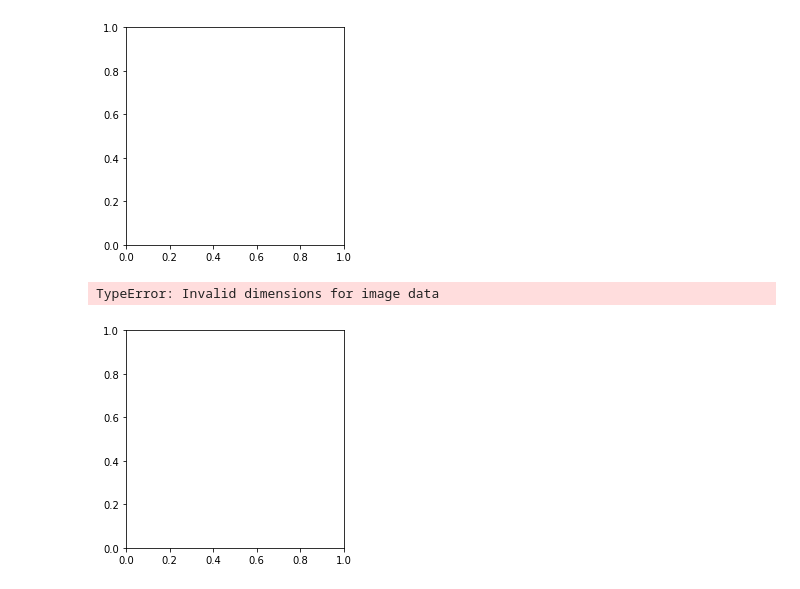
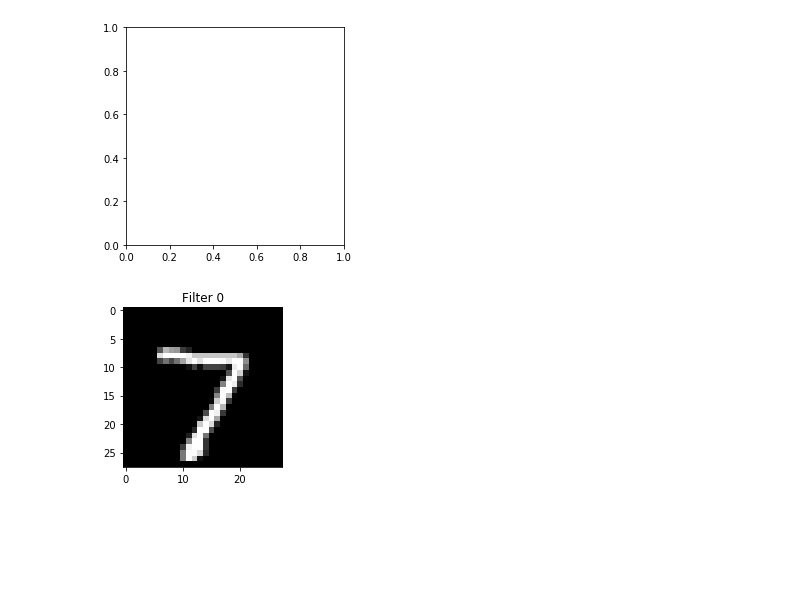
Before and after one commit to cbbaaa1989/study_cnn, a Jupyter notebook: Experts.ipynb, the cells around one changed output. Cells and saved outputs as stored; diff of their text form; code cells hidden in the pictures; blank space fills up the shorter version.

```diff
--- a/Experts.ipynb
+++ b/Experts.ipynb
@@ -158,13 +158,20 @@ import matplotlib.pyplot as plt
 # %% [output]
 TypeError: Invalid dimensions for image data
 [figure]
-# %%
-# print(h_conv1_array.shape)
-# print(h_conv1_array[0,0,0,:])
-# h_conv1_array[0,:,:,:].shape
-len(mnist.test.images)
-x_image_1 = x_image.eval({x:[mnist.test.images[0]]})
-plt.imshow(x_image_1[0])
-# %% [output]
-TypeError: Invalid dimensions for image data
-[figure, removed]
+# %%
+import math
+def plotNNFilter(units):
+    filters = units.shape[3]
+    plt.figure(1, figsize=(20,20))
+    n_columns = 6
+    n_rows = math.ceil(filters / n_columns) + 1
+    for i in range(filters):
+        plt.subplot(n_rows, n_columns, i+1)
+        plt.title('Filter ' + str(i))
+        plt.imshow(units[0,:,:,i], interpolation="nearest", cmap="gray")
+
+test_feed_dict = {x:[mnist.test.images[0]]}
+x_image_1 = x_image.eval(test_feed_dict)
+plotNNFilter(x_image_1)
+# %% [output]
+[figure, added]
```
Also changed, not shown: parts of 2 cells of this notebook.
